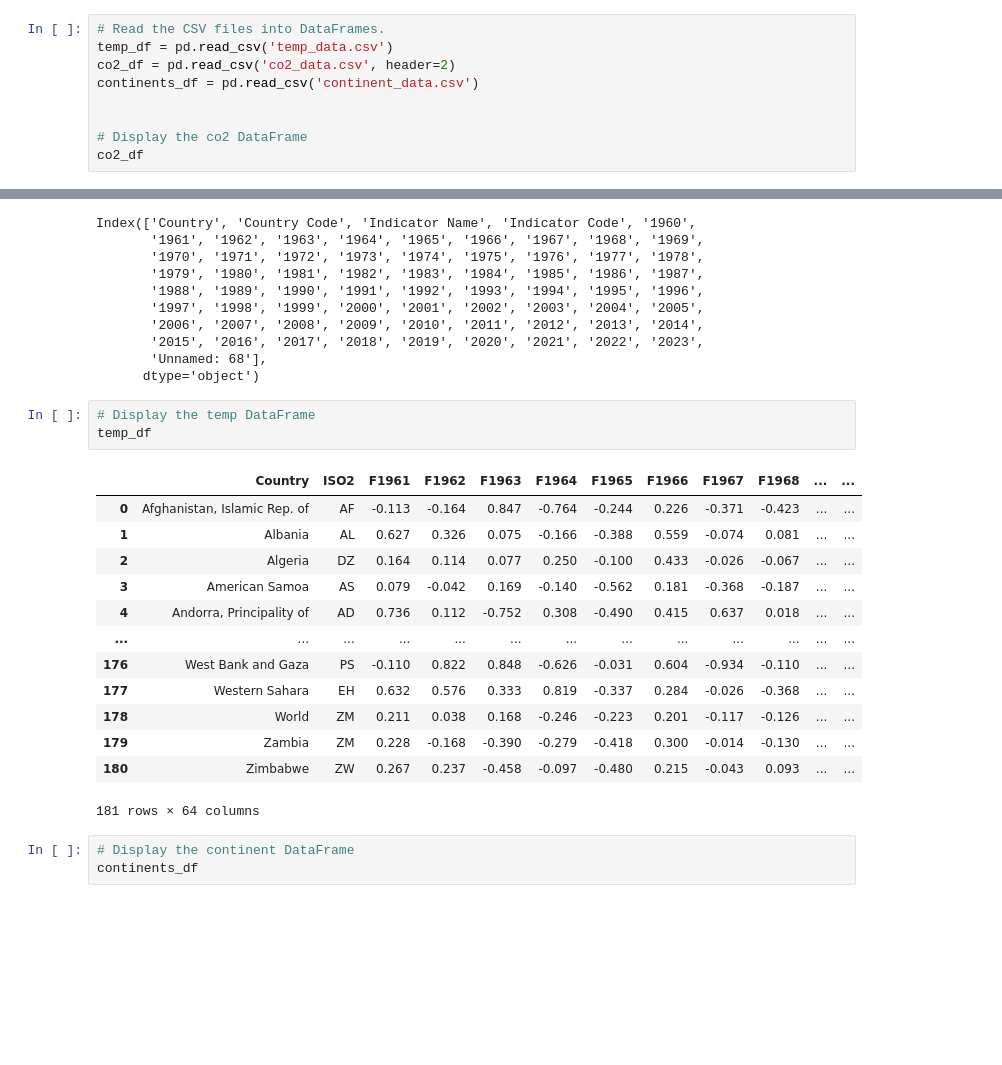
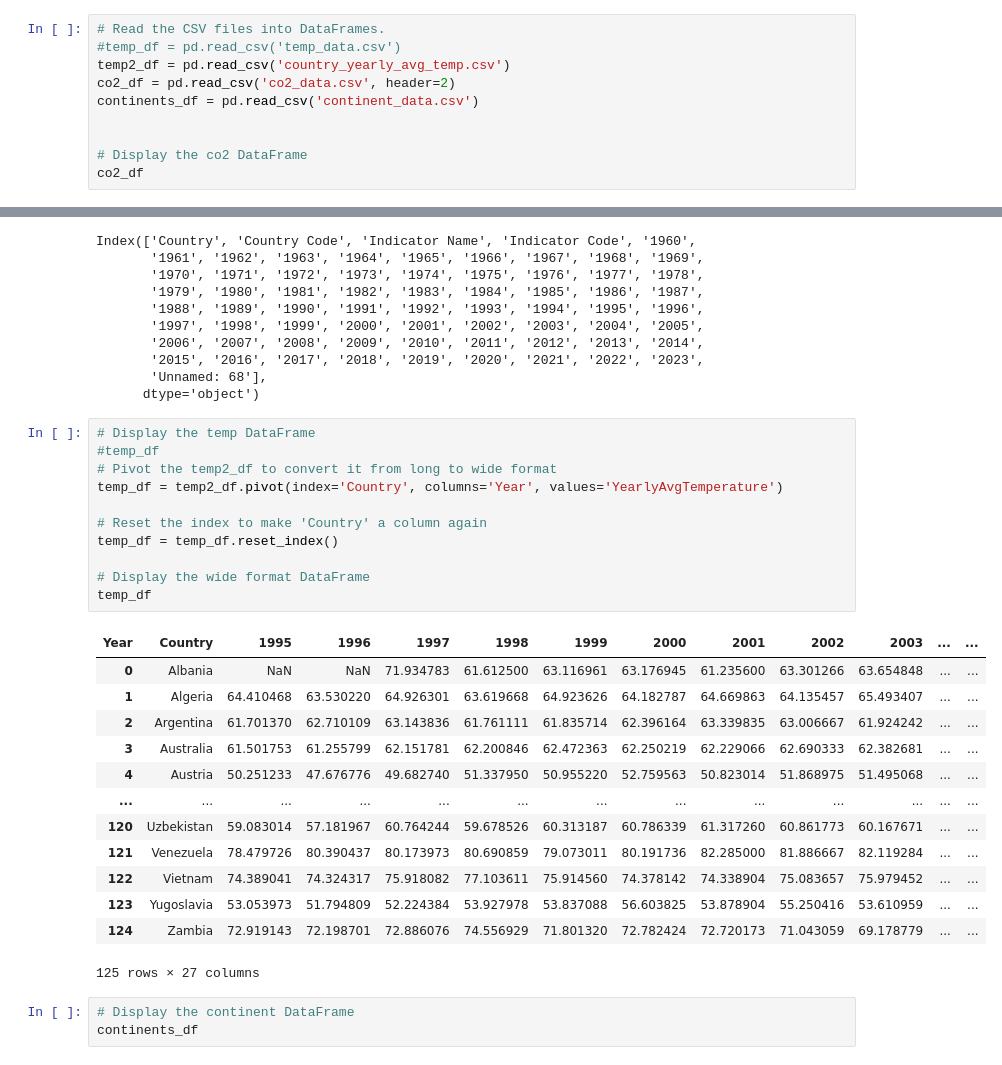
Before and after one commit to hsingh8015/project1, a Jupyter notebook: get_data.ipynb, the cells around one changed output, grey strips where cells are left out. Cells and saved outputs as stored; diff of their text form; blank space fills up the shorter version.

Commit message:
sixth updated get_data to pull in Kaidon's new temp data csv file

```diff
--- a/get_data.ipynb
+++ b/get_data.ipynb
@@ -3,7 +3,8 @@
 import pandas as pd
 # %%
 # Read the CSV files into DataFrames.
-temp_df = pd.read_csv('temp_data.csv')
+#temp_df = pd.read_csv('temp_data.csv')
+temp2_df = pd.read_csv('country_yearly_avg_temp.csv')
 co2_df = pd.read_csv('co2_data.csv', header=2)
 continents_df = pd.read_csv('continent_data.csv')
 
@@ -41,21 +42,29 @@ Index(['Country', 'Country Code', 'Indicator Name', 'Indicator Code', '1960',
       dtype='object')
 # %%
 # Display the temp DataFrame
+#temp_df
+# Pivot the temp2_df to convert it from long to wide format
+temp_df = temp2_df.pivot(index='Country', columns='Year', values='YearlyAvgTemperature')
+
+# Reset the index to make 'Country' a column again
+temp_df = temp_df.reset_index()
+
+# Display the wide format DataFrame
 temp_df
 # %% [output]
-|  | Country | ISO2 | F1961 | F1962 | F1963 | F1964 | F1965 | F1966 | F1967 | F1968 | ... | ... |
-| 0 | Afghanistan, Islamic Rep. of | AF | -0.113 | -0.164 | 0.847 | -0.764 | -0.244 | 0.226 | -0.371 | -0.423 | ... | ... |
-| 1 | Albania | AL | 0.627 | 0.326 | 0.075 | -0.166 | -0.388 | 0.559 | -0.074 | 0.081 | ... | ... |
-| 2 | Algeria | DZ | 0.164 | 0.114 | 0.077 | 0.250 | -0.100 | 0.433 | -0.026 | -0.067 | ... | ... |
-| 3 | American Samoa | AS | 0.079 | -0.042 | 0.169 | -0.140 | -0.562 | 0.181 | -0.368 | -0.187 | ... | ... |
-| 4 | Andorra, Principality of | AD | 0.736 | 0.112 | -0.752 | 0.308 | -0.490 | 0.415 | 0.637 | 0.018 | ... | ... |
+| Year | Country | 1995 | 1996 | 1997 | 1998 | 1999 | 2000 | 2001 | 2002 | 2003 | ... | ... |
+| 0 | Albania | NaN | NaN | 71.934783 | 61.612500 | 63.116961 | 63.176945 | 61.235600 | 63.301266 | 63.654848 | ... | ... |
+| 1 | Algeria | 64.410468 | 63.530220 | 64.926301 | 63.619668 | 64.923626 | 64.182787 | 64.669863 | 64.135457 | 65.493407 | ... | ... |
+| 2 | Argentina | 61.701370 | 62.710109 | 63.143836 | 61.761111 | 61.835714 | 62.396164 | 63.339835 | 63.006667 | 61.924242 | ... | ... |
+| 3 | Australia | 61.501753 | 61.255799 | 62.151781 | 62.200846 | 62.472363 | 62.250219 | 62.229066 | 62.690333 | 62.382681 | ... | ... |
+| 4 | Austria | 50.251233 | 47.676776 | 49.682740 | 51.337950 | 50.955220 | 52.759563 | 50.823014 | 51.868975 | 51.495068 | ... | ... |
 | ... | ... | ... | ... | ... | ... | ... | ... | ... | ... | ... | ... | ... |
-| 176 | West Bank and Gaza | PS | -0.110 | 0.822 | 0.848 | -0.626 | -0.031 | 0.604 | -0.934 | -0.110 | ... | ... |
-| 177 | Western Sahara | EH | 0.632 | 0.576 | 0.333 | 0.819 | -0.337 | 0.284 | -0.026 | -0.368 | ... | ... |
-| 178 | World | ZM | 0.211 | 0.038 | 0.168 | -0.246 | -0.223 | 0.201 | -0.117 | -0.126 | ... | ... |
-| 179 | Zambia | ZM | 0.228 | -0.168 | -0.390 | -0.279 | -0.418 | 0.300 | -0.014 | -0.130 | ... | ... |
-| 180 | Zimbabwe | ZW | 0.267 | 0.237 | -0.458 | -0.097 | -0.480 | 0.215 | -0.043 | 0.093 | ... | ... |
+| 120 | Uzbekistan | 59.083014 | 57.181967 | 60.764244 | 59.678526 | 60.313187 | 60.786339 | 61.317260 | 60.861773 | 60.167671 | ... | ... |
+| 121 | Venezuela | 78.479726 | 80.390437 | 80.173973 | 80.690859 | 79.073011 | 80.191736 | 82.285000 | 81.886667 | 82.119284 | ... | ... |
+| 122 | Vietnam | 74.389041 | 74.324317 | 75.918082 | 77.103611 | 75.914560 | 74.378142 | 74.338904 | 75.083657 | 75.979452 | ... | ... |
+| 123 | Yugoslavia | 53.053973 | 51.794809 | 52.224384 | 53.927978 | 53.837088 | 56.603825 | 53.878904 | 55.250416 | 53.610959 | ... | ... |
+| 124 | Zambia | 72.919143 | 72.198701 | 72.886076 | 74.556929 | 71.801320 | 72.782424 | 72.720173 | 71.043059 | 69.178779 | ... | ... |
-181 rows × 64 columns
+125 rows × 27 columns
 # %%
 # Display the continent DataFrame
 continents_df
```
Also changed, not shown: parts of 6 cells of this notebook, 1 other file.
